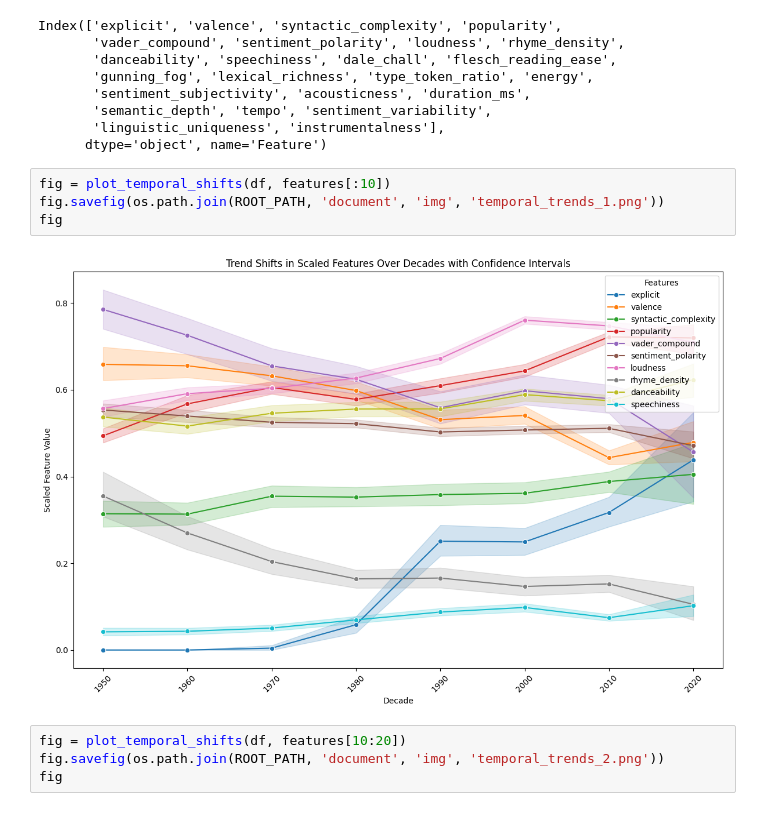
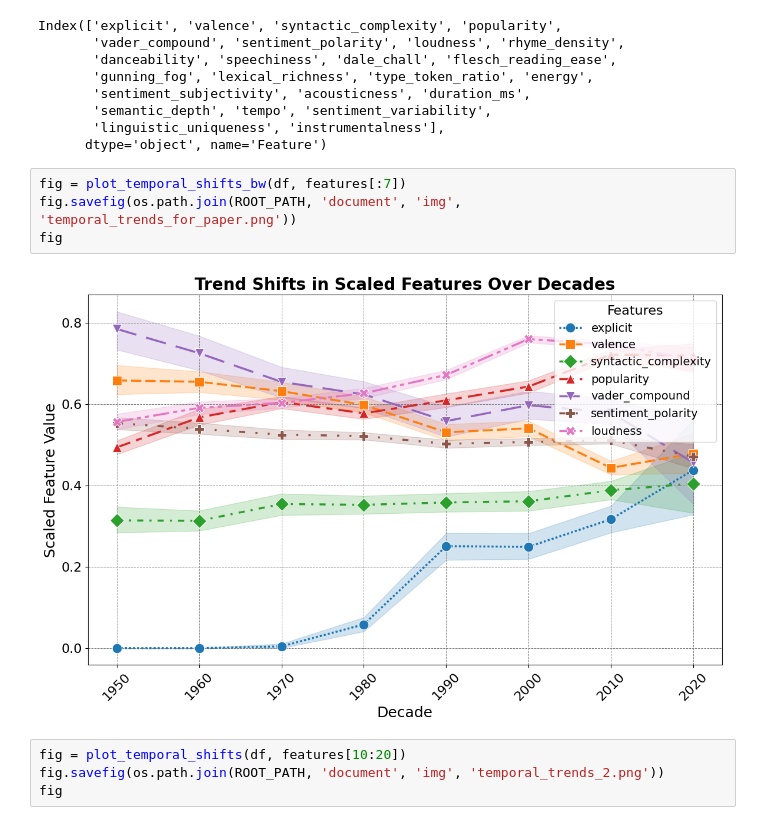
Before and after one commit to KrystianPielat/songs_analysis, a Jupyter notebook: temporal_trends.ipynb, the cells around one changed output. Drawn from its saved outputs; the diff is of its cells as text.

```diff
--- a/temporal_trends.ipynb
+++ b/temporal_trends.ipynb
@@ -218,11 +228,11 @@ Index(['explicit', 'valence', 'syntactic_complexity', 'popularity',
        'linguistic_uniqueness', 'instrumentalness'],
       dtype='object', name='Feature')
 # %%
-fig = plot_temporal_shifts(df, features[:10])
-fig.savefig(os.path.join(ROOT_PATH, 'document', 'img', 'temporal_trends_1.png'))
+fig = plot_temporal_shifts_bw(df, features[:7])
+fig.savefig(os.path.join(ROOT_PATH, 'document', 'img', 'temporal_trends_for_paper.png'))
 fig
 # %% [output]
-[figure, old version]
+[figure, new version]
 # %%
 fig = plot_temporal_shifts(df, features[10:20])
 fig.savefig(os.path.join(ROOT_PATH, 'document', 'img', 'temporal_trends_2.png'))
```
Also changed, not shown: parts of 3 cells of this notebook, 4 other files.
